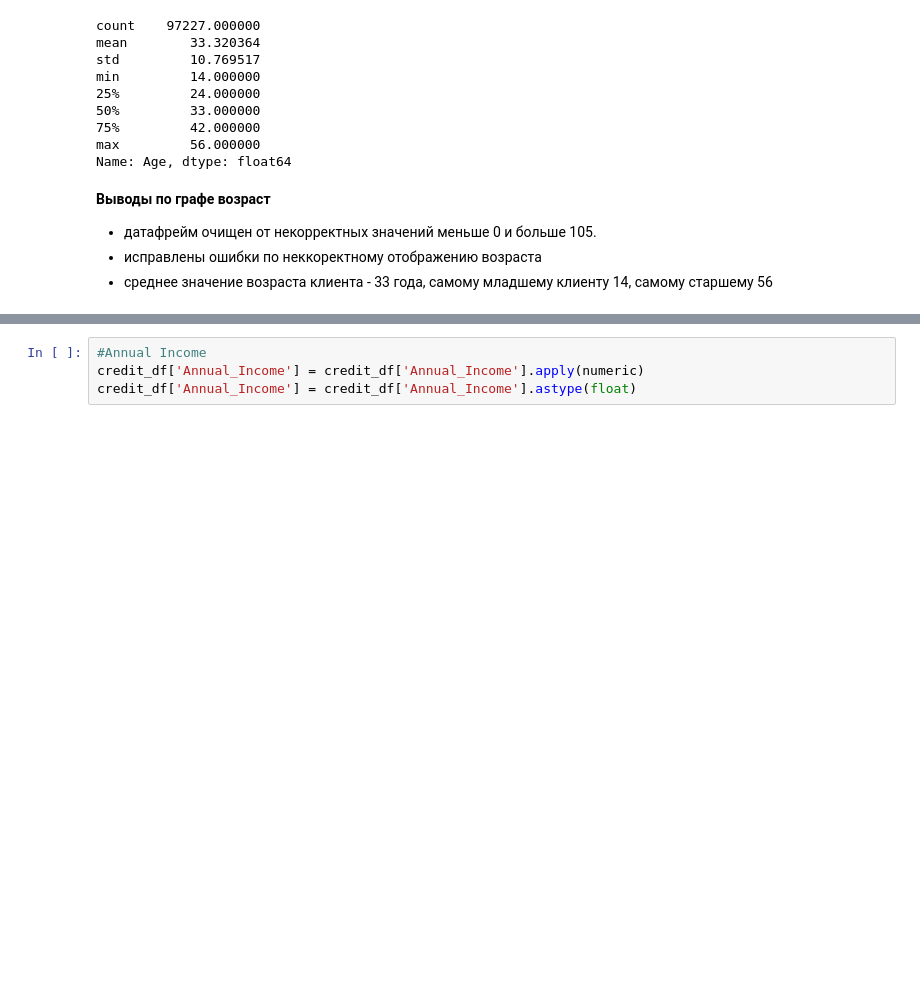
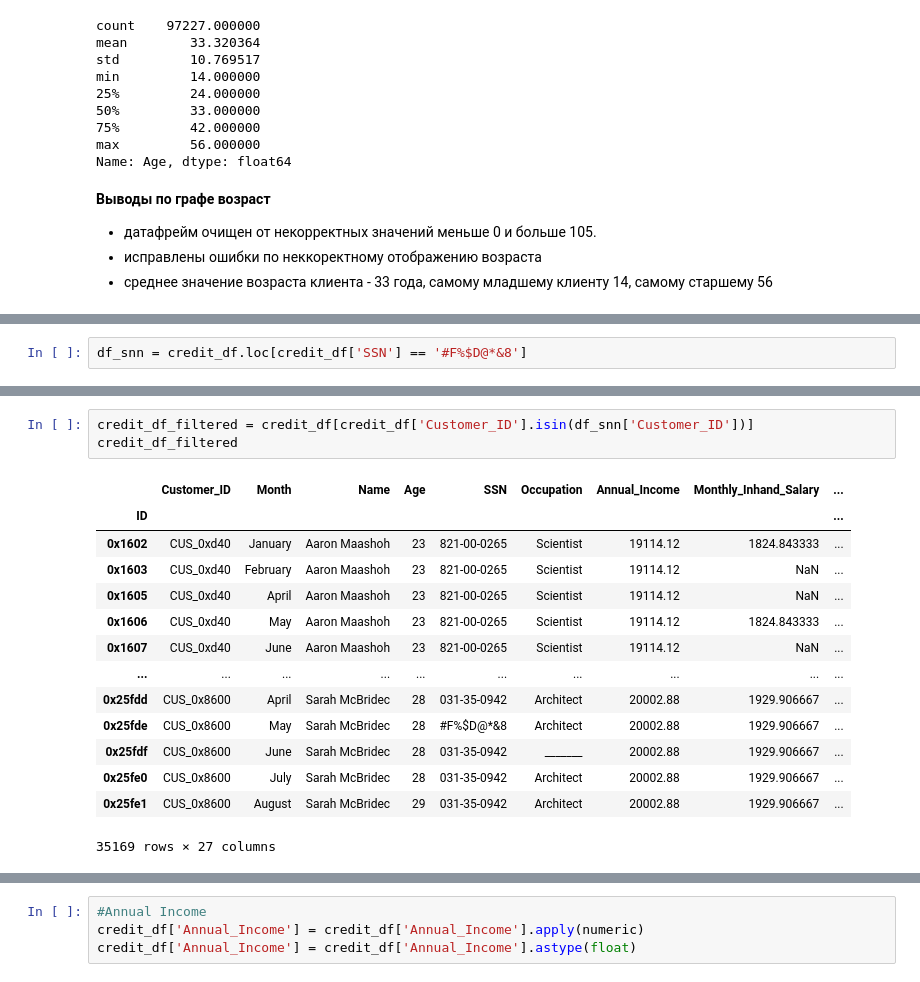
Before and after one commit to Lotra2005/Data-analysis-projects, a Jupyter notebook: Credit scoring EDA/notebooks/Credit score.ipynb, the cells around one changed output, grey strips where cells are left out. Drawn from its saved outputs; the diff is of its cells as text; blank space fills up the shorter version.

```diff
--- a/Credit scoring EDA/notebooks/Credit score.ipynb
+++ b/Credit scoring EDA/notebooks/Credit score.ipynb
@@ -469,0 +480,2 @@ Name: Age, dtype: float64
+# %%
+df_snn = credit_df.loc[credit_df['SSN'] == '#F%$D@*&8']
@@ -469,0 +498,18 @@ Name: Age, dtype: float64
+# %%
+credit_df_filtered = credit_df[credit_df['Customer_ID'].isin(df_snn['Customer_ID'])]
+credit_df_filtered
+# %% [output]
+|  | Customer_ID | Month | Name | Age | SSN | Occupation | Annual_Income | Monthly_Inhand_Salary | ... |
+| ID |  |  |  |  |  |  |  |  | ... |
+| 0x1602 | CUS_0xd40 | January | Aaron Maashoh | 23 | 821-00-0265 | Scientist | 19114.12 | 1824.843333 | ... |
+| 0x1603 | CUS_0xd40 | February | Aaron Maashoh | 23 | 821-00-0265 | Scientist | 19114.12 | NaN | ... |
+| 0x1605 | CUS_0xd40 | April | Aaron Maashoh | 23 | 821-00-0265 | Scientist | 19114.12 | NaN | ... |
+| 0x1606 | CUS_0xd40 | May | Aaron Maashoh | 23 | 821-00-0265 | Scientist | 19114.12 | 1824.843333 | ... |
+| 0x1607 | CUS_0xd40 | June | Aaron Maashoh | 23 | 821-00-0265 | Scientist | 19114.12 | NaN | ... |
+| ... | ... | ... | ... | ... | ... | ... | ... | ... | ... |
+| 0x25fdd | CUS_0x8600 | April | Sarah McBridec | 28 | 031-35-0942 | Architect | 20002.88 | 1929.906667 | ... |
+| 0x25fde | CUS_0x8600 | May | Sarah McBridec | 28 | #F%$D@*&8 | Architect | 20002.88 | 1929.906667 | ... |
+| 0x25fdf | CUS_0x8600 | June | Sarah McBridec | 28 | 031-35-0942 | _______ | 20002.88 | 1929.906667 | ... |
+| 0x25fe0 | CUS_0x8600 | July | Sarah McBridec | 28 | 031-35-0942 | Architect | 20002.88 | 1929.906667 | ... |
+| 0x25fe1 | CUS_0x8600 | August | Sarah McBridec | 29 | 031-35-0942 | Architect | 20002.88 | 1929.906667 | ... |
+35169 rows × 27 columns
```
Also changed, not shown: parts of 25 cells of this notebook.
